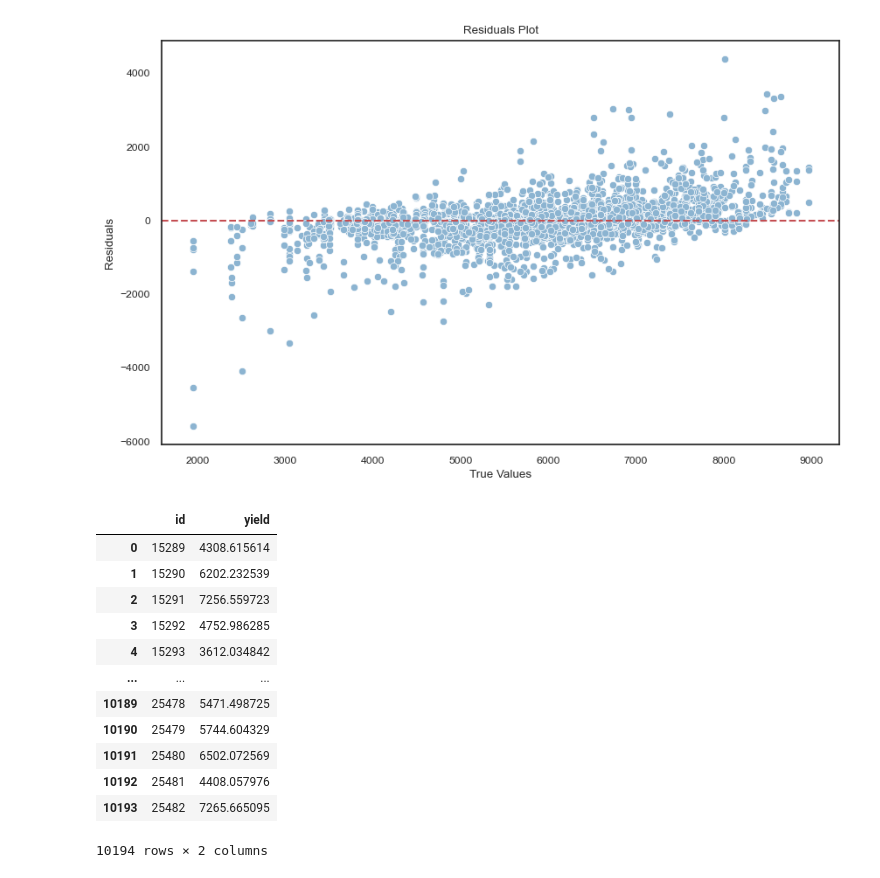
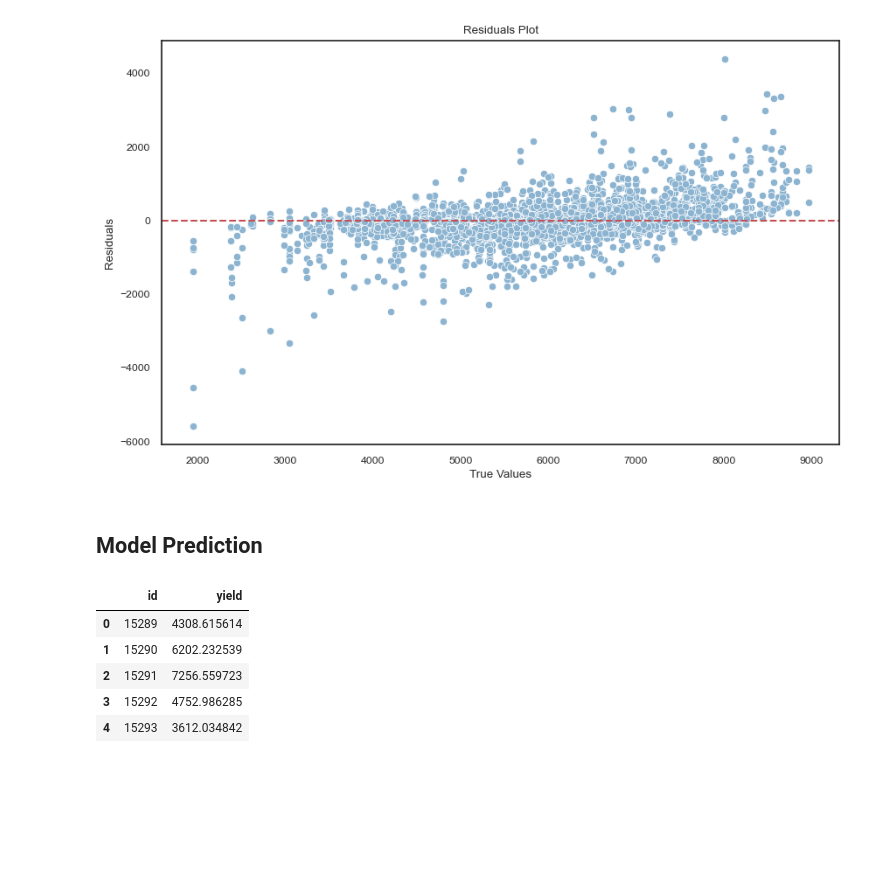
Before and after one commit to sumanth-jag1995/blueberry-yield-regression, a Jupyter notebook: notebook/blueberry_yield.ipynb, the cells around one changed output. Saved outputs shown, nothing was run; the diff lists cells and outputs as text; code cells hidden in the pictures; blank space fills up the shorter version.

```diff
--- a/notebook/blueberry_yield.ipynb
+++ b/notebook/blueberry_yield.ipynb
@@ -441,6 +444,8 @@ plt.title('Residuals Plot')
 plt.show()
 # %% [output]
 [figure]
+# %% [markdown]
+## Model Prediction
 # %%
 # Load the test dataset
 test_df = pd.read_csv("../artifacts/data/test.csv")
@@ -489,24 +494,14 @@ y_test_pred = ensemble.predict(X_test_selected)
 # %%
 # Create a new DataFrame with ID column and predicted yields
 result_df = pd.DataFrame({'id': test_df['id'], 'yield': y_test_pred})
-
-# Save the DataFrame
-result_df
-# result_df.to_csv('predictions.csv', index=False)
+result_df.head()
 # %% [output]
 |  | id | yield |
 | 0 | 15289 | 4308.615614 |
 | 1 | 15290 | 6202.232539 |
 | 2 | 15291 | 7256.559723 |
 | 3 | 15292 | 4752.986285 |
 | 4 | 15293 | 3612.034842 |
-| ... | ... | ... |
-| 10189 | 25478 | 5471.498725 |
-| 10190 | 25479 | 5744.604329 |
-| 10191 | 25480 | 6502.072569 |
-| 10192 | 25481 | 4408.057976 |
-| 10193 | 25482 | 7265.665095 |
-10194 rows × 2 columns
 # %%
 import pickle
 pickle.dump(scaler, open('../artifacts/scaling.pkl', 'wb'))
```
Also changed, not shown: parts of 6 cells of this notebook, 27 other files.
